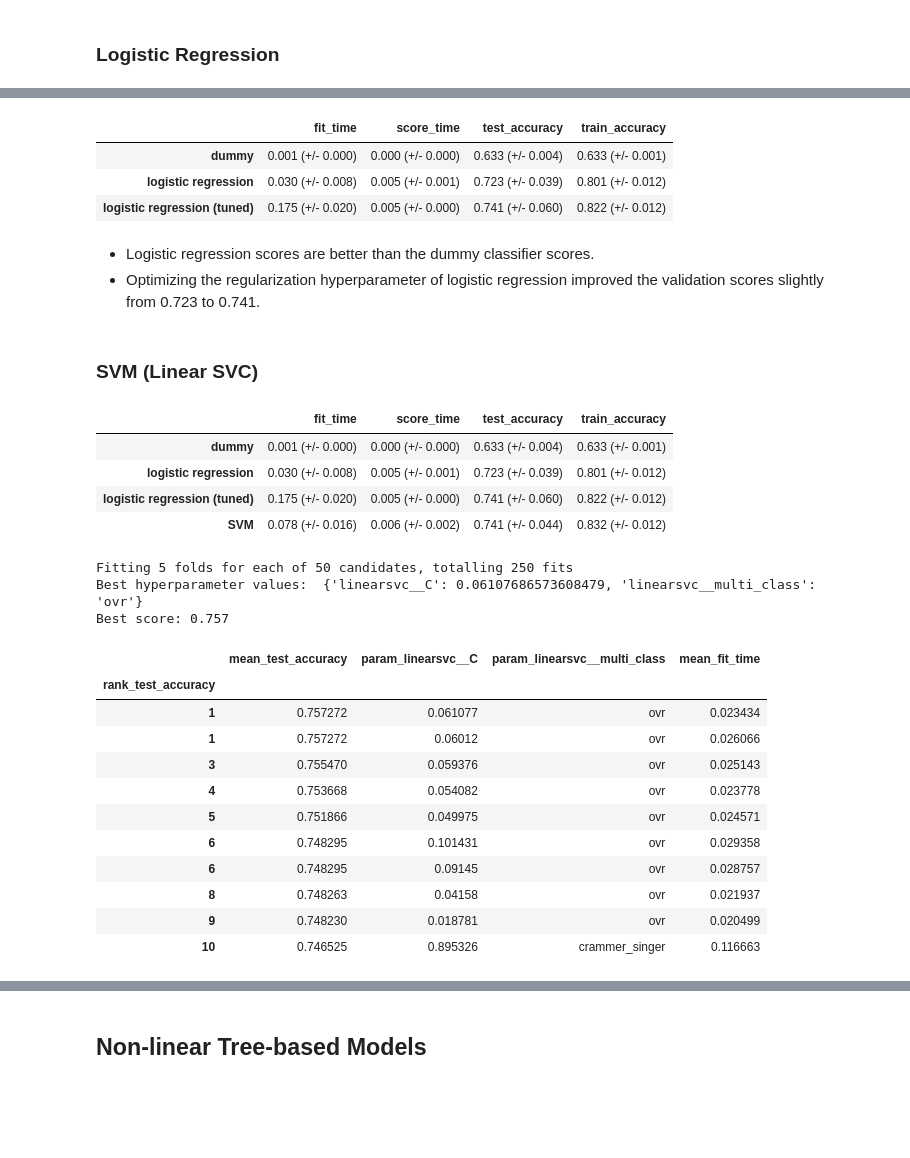
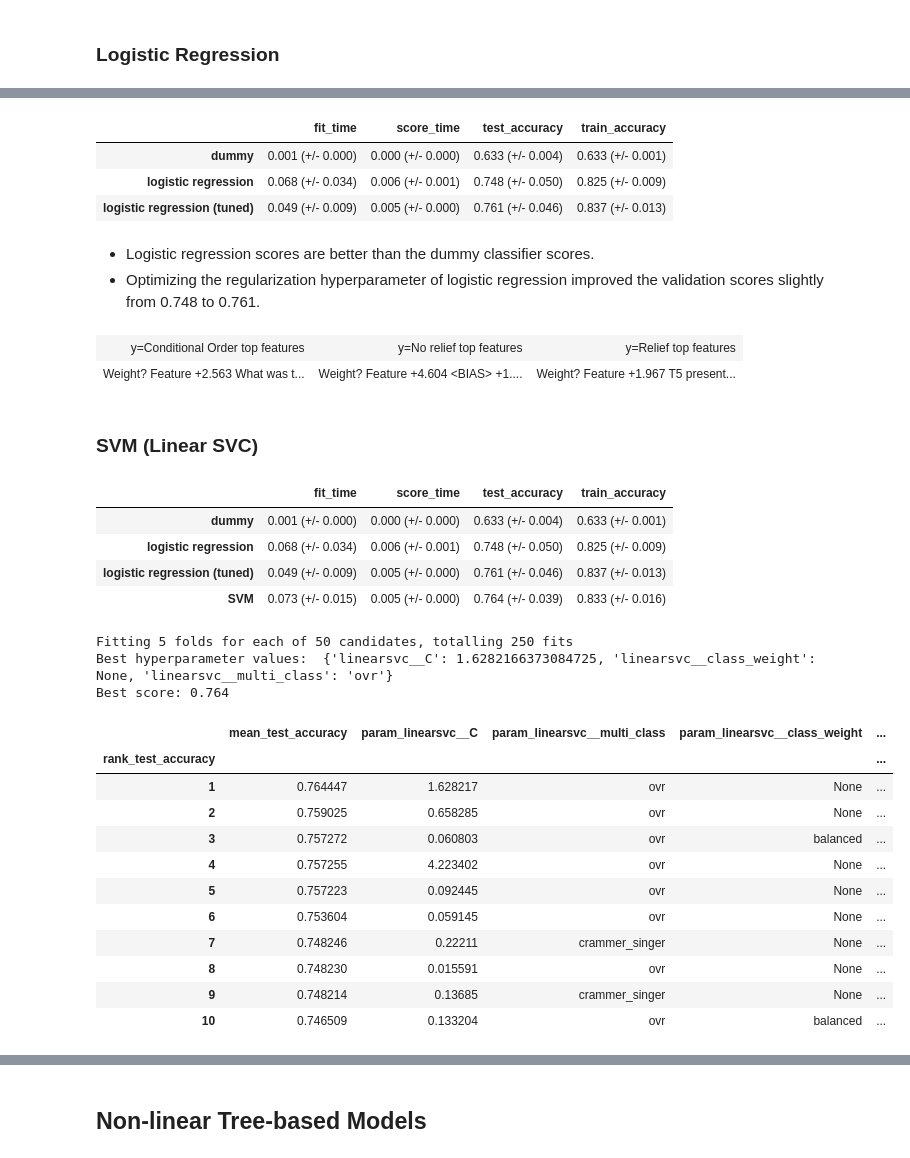
Before and after one commit to Capstone-Project-JYSF/Allard, a Jupyter notebook: models/ensembles.ipynb, the cells around one changed output, grey strips where cells are left out. Drawn from its saved outputs; the diff is of its cells as text; code cells hidden in the pictures; blank space fills up the shorter version.

```diff
--- a/models/ensembles.ipynb
+++ b/models/ensembles.ipynb
@@ -241,7 +242,7 @@ results_df
 from sklearn.linear_model import LogisticRegression
 
 pipe_lr = make_pipeline(
-    preprocessor, LogisticRegression(class_weight="balanced", max_iter=2000, random_state=123)
+    preprocessor, LogisticRegression(max_iter=2000, random_state=123)
 )
 
 results["logistic regression"] = mean_std_cross_val_scores(
@@ -256,7 +257,8 @@ pd.DataFrame(results).T
 # %%
 # Logistic regression hyperparameter optimization
 param_grid = {
-    "logisticregression__C": loguniform(1e-3, 1e3)
+    "logisticregression__C": loguniform(1e-3, 1e3),
+    "logisticregression__class_weight": ["balanced", None]
 }
 
 random_search = RandomizedSearchCV(
@@ -280,6 +282,7 @@ tuning_results = pd.DataFrame(random_search.cv_results_)[
     [
         "mean_test_accuracy",
         "param_logisticregression__C",
+        "param_logisticregression__class_weight",
         "mean_fit_time",
         "rank_test_accuracy"
     ]
@@ -313,18 +316,40 @@ pd.DataFrame(results).T
 # %% [output]
 |  | fit_time | score_time | test_accuracy | train_accuracy |
 | dummy | 0.001 (+/- 0.000) | 0.000 (+/- 0.000) | 0.633 (+/- 0.004) | 0.633 (+/- 0.001) |
-| logistic regression | 0.030 (+/- 0.008) | 0.005 (+/- 0.001) | 0.723 (+/- 0.039) | 0.801 (+/- 0.012) |
-| logistic regression (tuned) | 0.175 (+/- 0.020) | 0.005 (+/- 0.000) | 0.741 (+/- 0.060) | 0.822 (+/- 0.012) |
+| logistic regression | 0.068 (+/- 0.034) | 0.006 (+/- 0.001) | 0.748 (+/- 0.050) | 0.825 (+/- 0.009) |
+| logistic regression (tuned) | 0.049 (+/- 0.009) | 0.005 (+/- 0.000) | 0.761 (+/- 0.046) | 0.837 (+/- 0.013) |
 # %% [markdown]
 - Logistic regression scores are better than the dummy classifier scores.
-- Optimizing the regularization hyperparameter of logistic regression improved the validation scores slightly from 0.723 to 0.741.
+- Optimizing the regularization hyperparameter of logistic regression improved the validation scores slightly from 0.748 to 0.761.
+# %%
+# eli5 feature importance weights for lr
+categorical_feature_names = (
+    random_search.best_estimator_
+    .named_steps["columntransformer"]
+    .named_transformers_["onehotencoder"]
+    .get_feature_names_out(categorical_features)
+    .tolist()
+)
+
+feature_names = (
+    categorical_feature_names + passthrough_feats + numeric_features + ordinal_features
+)
+
+best_lr.fit(X_train, y_train)
+
+eli5.explain_weights(
+    best_lr.named_steps["logisticregression"], feature_names=feature_names
+)
+# %% [output]
+| y=Conditional Order top features | y=No relief top features | y=Relief top features |
+| Weight? Feature +2.563 What was t... | Weight? Feature +4.604 <BIAS> +1.... | Weight? Feature +1.967 T5 present... |
 # %% [markdown]
 ### SVM (Linear SVC)
 # %%
 from sklearn import svm
 
 pipe_svm = make_pipeline(
-    preprocessor, svm.LinearSVC(class_weight="balanced", max_iter=10000, random_state=123)
+    preprocessor, svm.LinearSVC(max_iter=30000, random_state=123)
 )
 
 results["SVM"] = mean_std_cross_val_scores(
@@ -335,61 +360,63 @@ pd.DataFrame(results).T
 # %% [output]
 |  | fit_time | score_time | test_accuracy | train_accuracy |
 | dummy | 0.001 (+/- 0.000) | 0.000 (+/- 0.000) | 0.633 (+/- 0.004) | 0.633 (+/- 0.001) |
-| logistic regression | 0.030 (+/- 0.008) | 0.005 (+/- 0.001) | 0.723 (+/- 0.039) | 0.801 (+/- 0.012) |
-| logistic regression (tuned) | 0.175 (+/- 0.020) | 0.005 (+/- 0.000) | 0.741 (+/- 0.060) | 0.822 (+/- 0.012) |
-| SVM | 0.078 (+/- 0.016) | 0.006 (+/- 0.002) | 0.741 (+/- 0.044) | 0.832 (+/- 0.012) |
+| logistic regression | 0.068 (+/- 0.034) | 0.006 (+/- 0.001) | 0.748 (+/- 0.050) | 0.825 (+/- 0.009) |
+| logistic regression (tuned) | 0.049 (+/- 0.009) | 0.005 (+/- 0.000) | 0.761 (+/- 0.046) | 0.837 (+/- 0.013) |
+| SVM | 0.073 (+/- 0.015) | 0.005 (+/- 0.000) | 0.764 (+/- 0.039) | 0.833 (+/- 0.016) |
 # %%
 # Linear SVC hyperparameter optimization
 
 param_grid_svm = {
-    "linearsvc__C": loguniform(1e-4, 1),
-    "linearsvc__multi_class": ["ovr","crammer_singer"]
+    "linearsvc__C": loguniform(1e-4, 1e1),
+    "linearsvc__multi_class": ["ovr","crammer_singer"],
+    "linearsvc__class_weight": ["balanced", None]
 }
 
 random_search_svm = RandomizedSearchCV(
     pipe_svm,
     param_grid_svm,
     n_iter=50,
     verbose=1,
     n_jobs=-1,
     scoring=scoring_metric,
     refit='accuracy',
     random_state=123,
     return_train_score=True,
 )
 
 random_search_svm.fit(X_train, y_train)
 
 print("Best hyperparameter values: ", random_search_svm.best_params_)
 print("Best score: %0.3f" % (random_search_svm.best_score_))
 
 tuning_results_svm = pd.DataFrame(random_search_svm.cv_results_)[
     [
         "mean_test_accuracy",
         "param_linearsvc__C",
         "param_linearsvc__multi_class",
+        "param_linearsvc__class_weight",
         "mean_fit_time",
         "rank_test_accuracy"
     ]
 ].set_index("rank_test_accuracy").sort_index()[:10]
 
 tuning_results_svm
 # %% [output]
 Fitting 5 folds for each of 50 candidates, totalling 250 fits
-Best hyperparameter values:  {'linearsvc__C': 0.06107686573608479, 'linearsvc__multi_class': 'ovr'}
-Best score: 0.757
+Best hyperparameter values:  {'linearsvc__C': 1.6282166373084725, 'linearsvc__class_weight': None, 'linearsvc__multi_class': 'ovr'}
+Best score: 0.764
-|  | mean_test_accuracy | param_linearsvc__C | param_linearsvc__multi_class | mean_fit_time |
-| rank_test_accuracy |  |  |  |  |
-| 1 | 0.757272 | 0.061077 | ovr | 0.023434 |
-| 1 | 0.757272 | 0.06012 | ovr | 0.026066 |
-| 3 | 0.755470 | 0.059376 | ovr | 0.025143 |
-| 4 | 0.753668 | 0.054082 | ovr | 0.023778 |
-| 5 | 0.751866 | 0.049975 | ovr | 0.024571 |
-| 6 | 0.748295 | 0.101431 | ovr | 0.029358 |
-| 6 | 0.748295 | 0.09145 | ovr | 0.028757 |
-| 8 | 0.748263 | 0.04158 | ovr | 0.021937 |
-| 9 | 0.748230 | 0.018781 | ovr | 0.020499 |
-| 10 | 0.746525 | 0.895326 | crammer_singer | 0.116663 |
+|  | mean_test_accuracy | param_linearsvc__C | param_linearsvc__multi_class | param_linearsvc__class_weight | ... |
+| rank_test_accuracy |  |  |  |  | ... |
+| 1 | 0.764447 | 1.628217 | ovr | None | ... |
+| 2 | 0.759025 | 0.658285 | ovr | None | ... |
+| 3 | 0.757272 | 0.060803 | ovr | balanced | ... |
+| 4 | 0.757255 | 4.223402 | ovr | None | ... |
+| 5 | 0.757223 | 0.092445 | ovr | None | ... |
+| 6 | 0.753604 | 0.059145 | ovr | None | ... |
+| 7 | 0.748246 | 0.22211 | crammer_singer | None | ... |
+| 8 | 0.748230 | 0.015591 | ovr | None | ... |
+| 9 | 0.748214 | 0.13685 | crammer_singer | None | ... |
+| 10 | 0.746509 | 0.133204 | ovr | balanced | ... |
 # %%
 # Best svm model
 best_svm = random_search_svm.best_estimator_
```
Also changed, not shown: parts of 28 cells of this notebook, 1 other file.
